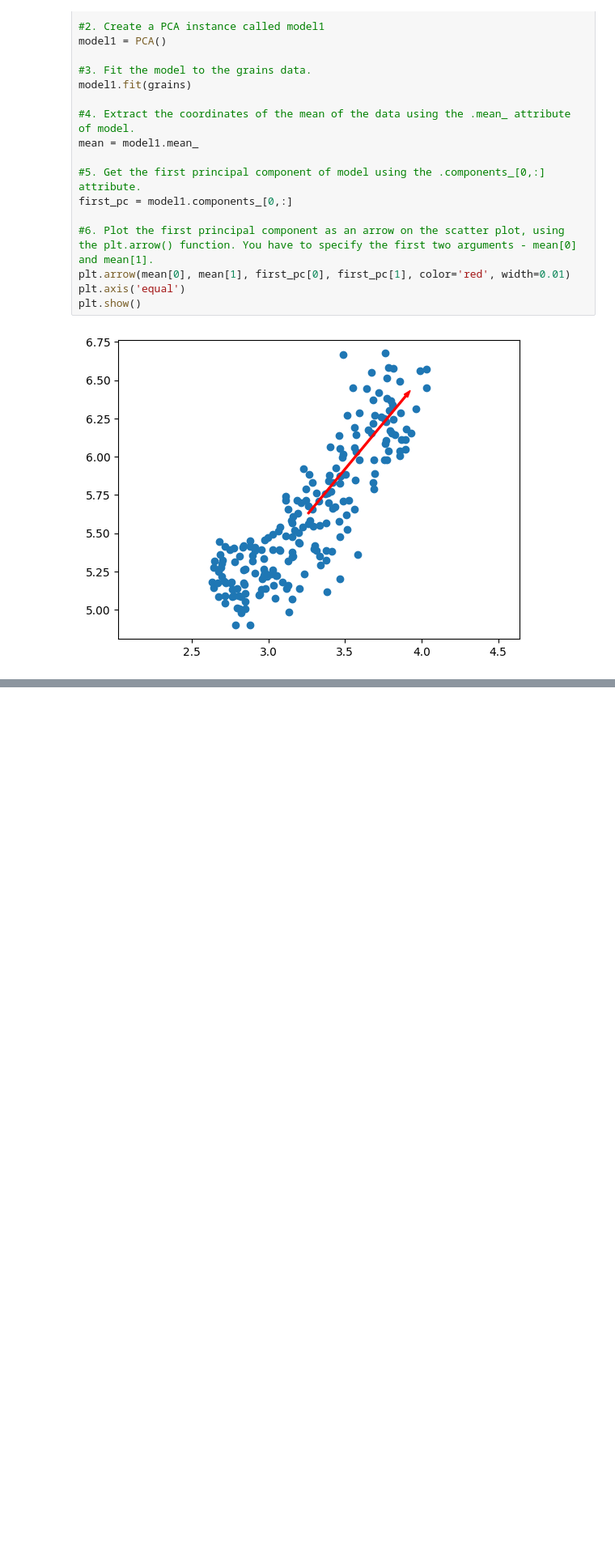
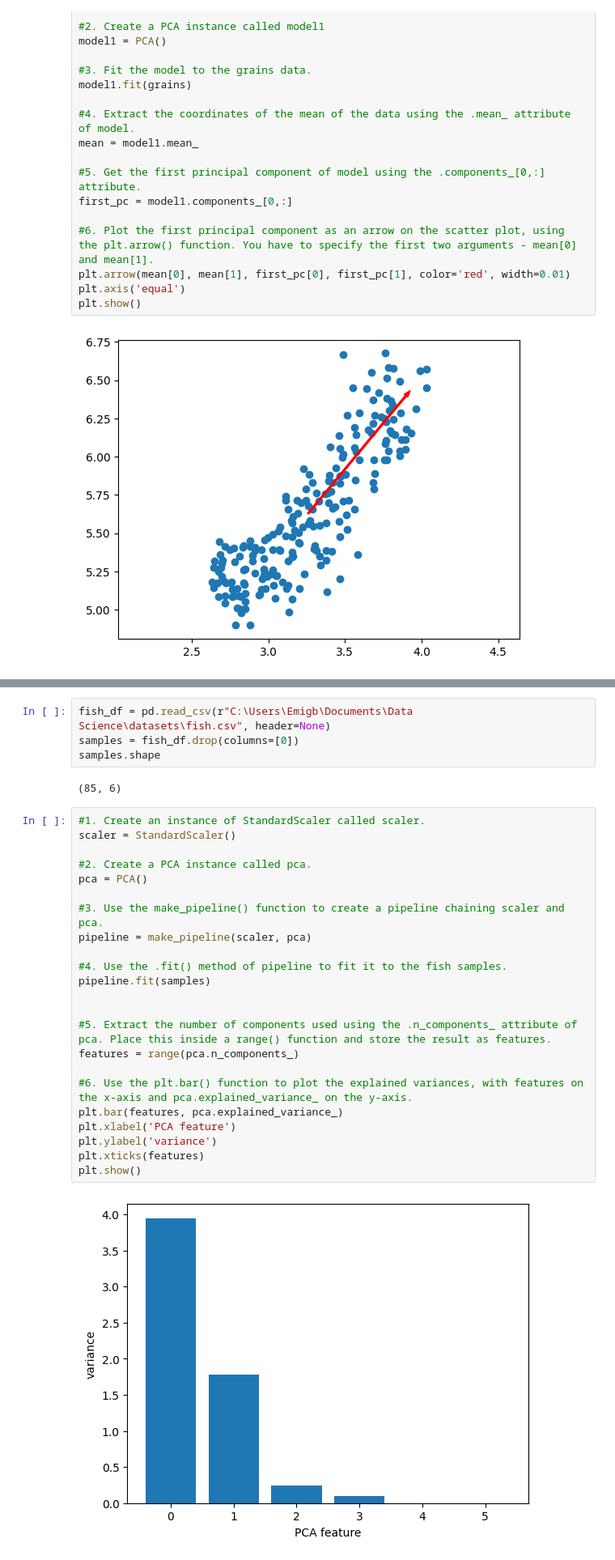
Before and after one commit to Emigbanam/Machine-Learning-Practice, a Jupyter notebook: Decorrelating Your Data and Dimension Reduction.ipynb, the cells around one changed output, grey strips where cells are left out. Shown at 81% size. Saved outputs shown, nothing was run; the diff lists cells and outputs as text; blank space fills up the shorter version.

```diff
--- a/Decorrelating Your Data and Dimension Reduction.ipynb
+++ b/Decorrelating Your Data and Dimension Reduction.ipynb
@@ -95,0 +102,31 @@ plt.show()
+# %%
+fish_df = pd.read_csv(r"C:\Users\Emigb\Documents\Data Science\datasets\fish.csv", header=None)
+samples = fish_df.drop(columns=[0])
+samples.shape
+# %% [output]
+(85, 6)
+# %%
+#1. Create an instance of StandardScaler called scaler.
+scaler = StandardScaler()
+
+#2. Create a PCA instance called pca.
+pca = PCA()
+
+#3. Use the make_pipeline() function to create a pipeline chaining scaler and pca.
+pipeline = make_pipeline(scaler, pca)
+
+#4. Use the .fit() method of pipeline to fit it to the fish samples.
+pipeline.fit(samples)
+
+
+#5. Extract the number of components used using the .n_components_ attribute of pca. Place this inside a range() function and store the result as features.
+features = range(pca.n_components_)
+
+#6. Use the plt.bar() function to plot the explained variances, with features on the x-axis and pca.explained_variance_ on the y-axis.
+plt.bar(features, pca.explained_variance_)
+plt.xlabel('PCA feature')
+plt.ylabel('variance')
+plt.xticks(features)
+plt.show()
+# %% [output]
+[figure, added]
```
Also changed, not shown: parts of 2 cells of this notebook.
